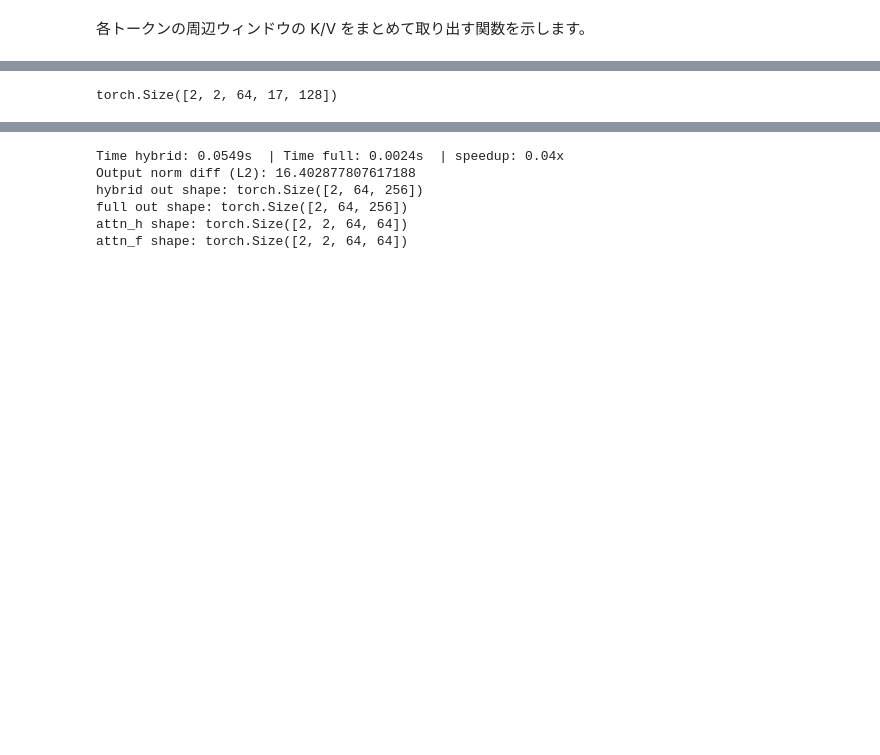
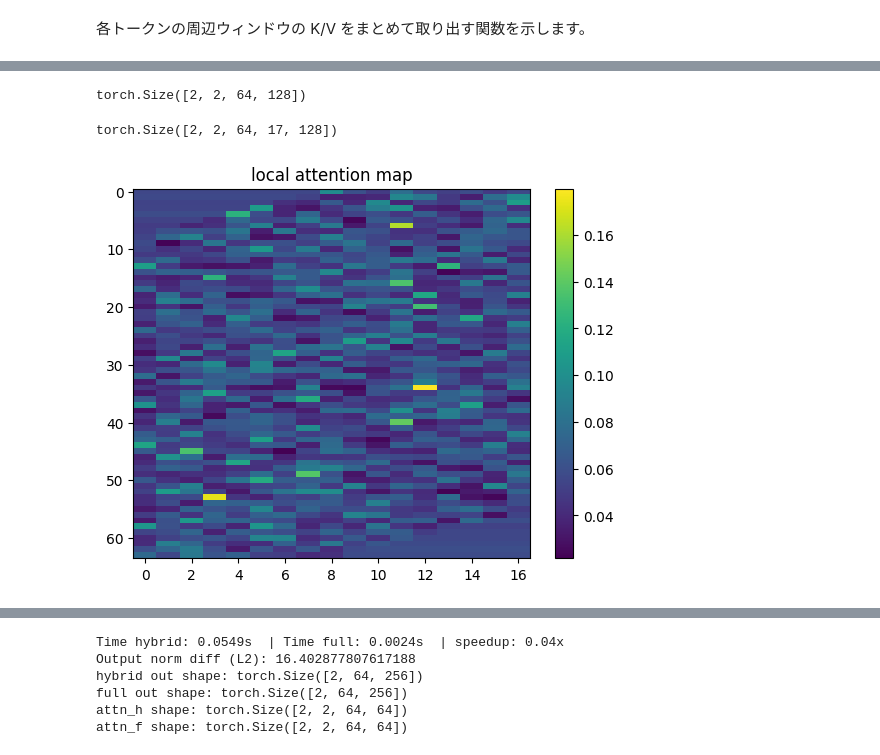
Before and after one commit to Shinichi0713/LLM-fundamental-study, a Jupyter notebook: attention/sparce_attn_src/src/Sparce_Attention_GlobalAttentnion.ipynb, the cells around one changed output, grey strips where cells are left out. Cells and saved outputs as stored; diff of their text form; code cells hidden in the pictures; blank space fills up the shorter version.

```diff
--- a/attention/sparce_attn_src/src/Sparce_Attention_GlobalAttentnion.ipynb
+++ b/attention/sparce_attn_src/src/Sparce_Attention_GlobalAttentnion.ipynb
@@ -73,4 +86,24 @@ V_windows = unfold_kv(v, kernel_size=kernel_size, padding=window)  # (B,H,T,win,
+# %%
+q.shape
+# %% [output]
+torch.Size([2, 2, 64, 128])
 # %%
 K_windows.shape
 # %% [output]
 torch.Size([2, 2, 64, 17, 128])
+# %%
+# 3) Local scores: Q (B,H,T,dh) @ K_windows.transpose(-2,-1) -> (B,H,T,win)
+# Use einsum for clarity and speed
+# scores_local shape: (B, H, T, win)
+scores_local = torch.einsum("bhtd,bhtwd->bhtw", q, K_windows) / (head_dim ** 0.5)
+attn_weights = F.softmax(scores_local, dim=-1)  # shape (B,H,T,win)
+
+import matplotlib.pyplot as plt
+
+# ローカルアテンションマップを可視化
+plt.imshow(attn_weights[0, 0].detach().cpu().numpy(), aspect='auto')
+plt.colorbar()
+plt.title("local attention map")
+plt.show()
+# %% [output]
+[figure, added]
```
Also changed, not shown: parts of 3 cells of this notebook, 13 other files.
